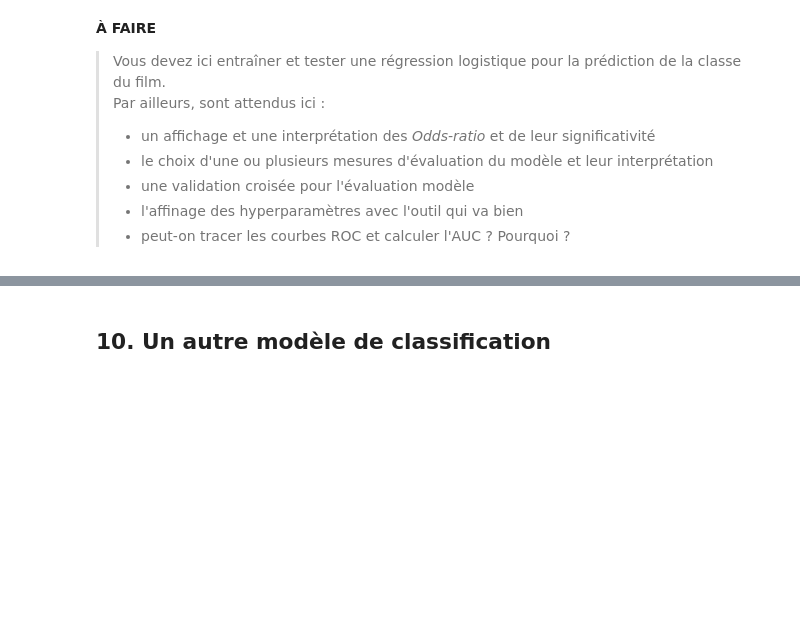
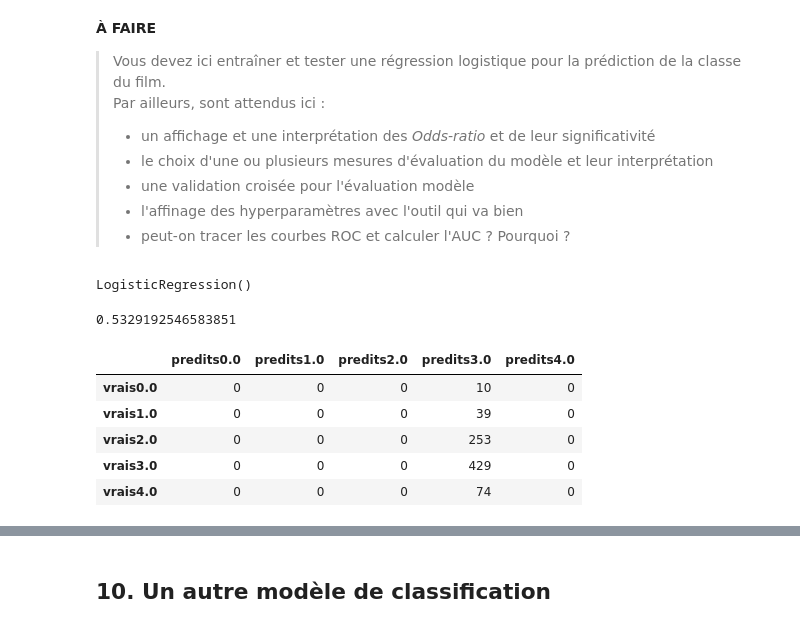
Before and after one commit to OphelieS/Data-analysis-IMBD-movies, a Jupyter notebook: Projet P6 - Ophelie.ipynb, the cells around one changed output, grey strips where cells are left out. Saved outputs shown, nothing was run; the diff lists cells and outputs as text; code cells hidden in the pictures; blank space fills up the shorter version.

```diff
--- a/Projet P6 - Ophelie.ipynb
+++ b/Projet P6 - Ophelie.ipynb
@@ -917,3 +1064,26 @@ print(classification_report(ycate_test, grid_search_rfc.predict(Xcate_test_rfe))
 >- une validation croisée pour l'évaluation modèle
 >- l'affinage des hyperparamètres avec l'outil qui va bien
 >- peut-on tracer les courbes ROC et calculer l'AUC ? Pourquoi ?
+# %%
+reglog = LogisticRegression()
+reglog.fit(Xcate_train_rfe, ycate_train)
+# %% [output]
+LogisticRegression()
+# %%
+reglog.score(Xcate_test_rfe, ycate_test)
+# %% [output]
+0.5329192546583851
+# %%
+
+matrice = confusion_matrix(ycate_test, reglog.predict(Xcate_test_rfe))
+
+matrice = pd.DataFrame(matrice, columns = ['predits' + str(_) for _ in reglog.classes_])
+matrice.index = ['vrais' + str(_) for _ in reglog.classes_]
+matrice
+# %% [output]
+|  | predits0.0 | predits1.0 | predits2.0 | predits3.0 | predits4.0 |
+| vrais0.0 | 0 | 0 | 0 | 10 | 0 |
+| vrais1.0 | 0 | 0 | 0 | 39 | 0 |
+| vrais2.0 | 0 | 0 | 0 | 253 | 0 |
+| vrais3.0 | 0 | 0 | 0 | 429 | 0 |
+| vrais4.0 | 0 | 0 | 0 | 74 | 0 |
```
Also changed, not shown: parts of 22 cells of this notebook.
